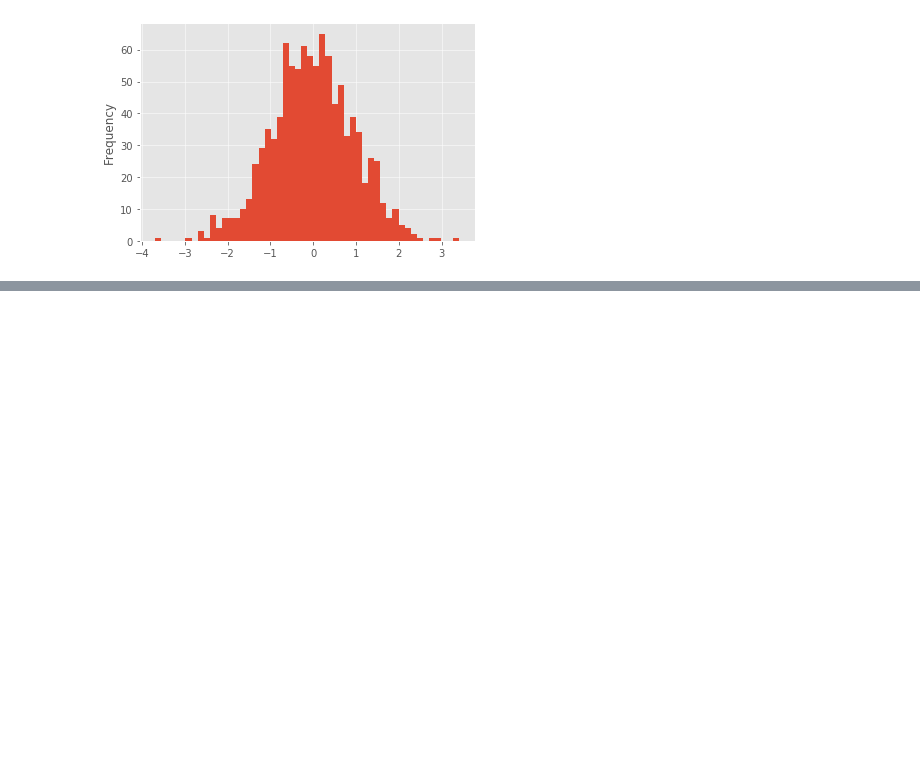
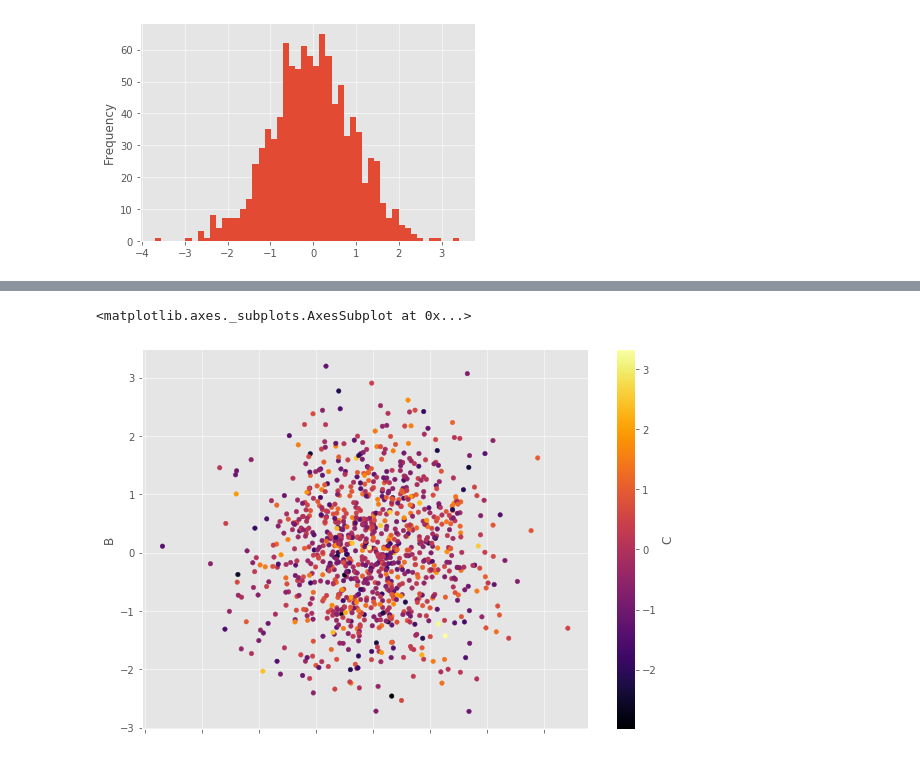
Before and after one commit to paulojuniore/DataScienceStudies, a Jupyter notebook: 3 - Visualização de Dados/Visualização de dados incorporada ao Pandas/Visualização de dados incorporada ao Pandas.ipynb, the cells around one changed output, grey strips where cells are left out. Saved outputs shown, nothing was run; the diff lists cells and outputs as text; code cells hidden in the pictures; blank space fills up the shorter version.

```diff
--- a/3 - Visualização de Dados/Visualização de dados incorporada ao Pandas/Visualização de dados incorporada ao Pandas.ipynb
+++ b/3 - Visualização de Dados/Visualização de dados incorporada ao Pandas/Visualização de dados incorporada ao Pandas.ipynb
@@ -59,0 +86,5 @@ df1['A'].plot.hist(bins=50)
+# %%
+df1.plot.scatter(x='A', y='B', c='C', figsize=(10,7), cmap='inferno')
+# %% [output]
+<matplotlib.axes._subplots.AxesSubplot at 0x...>
+[figure, added]
```
Also changed, not shown: parts of 4 cells of this notebook.
